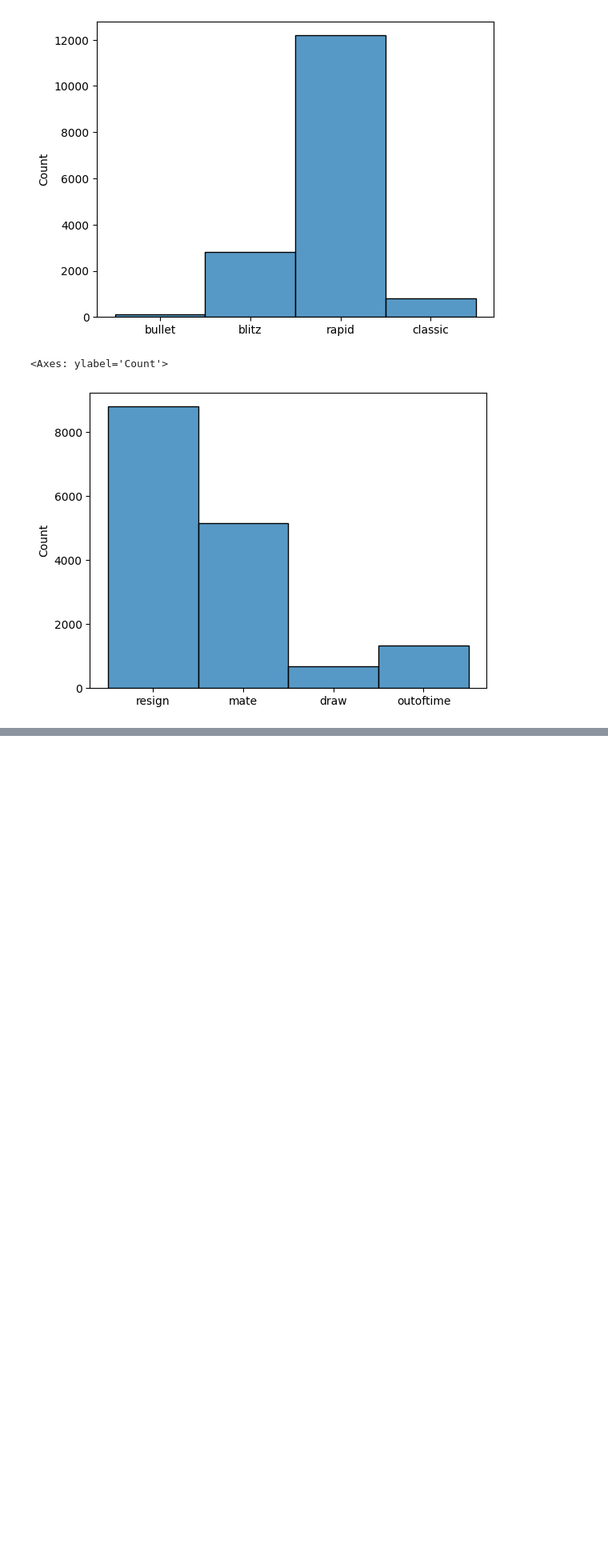
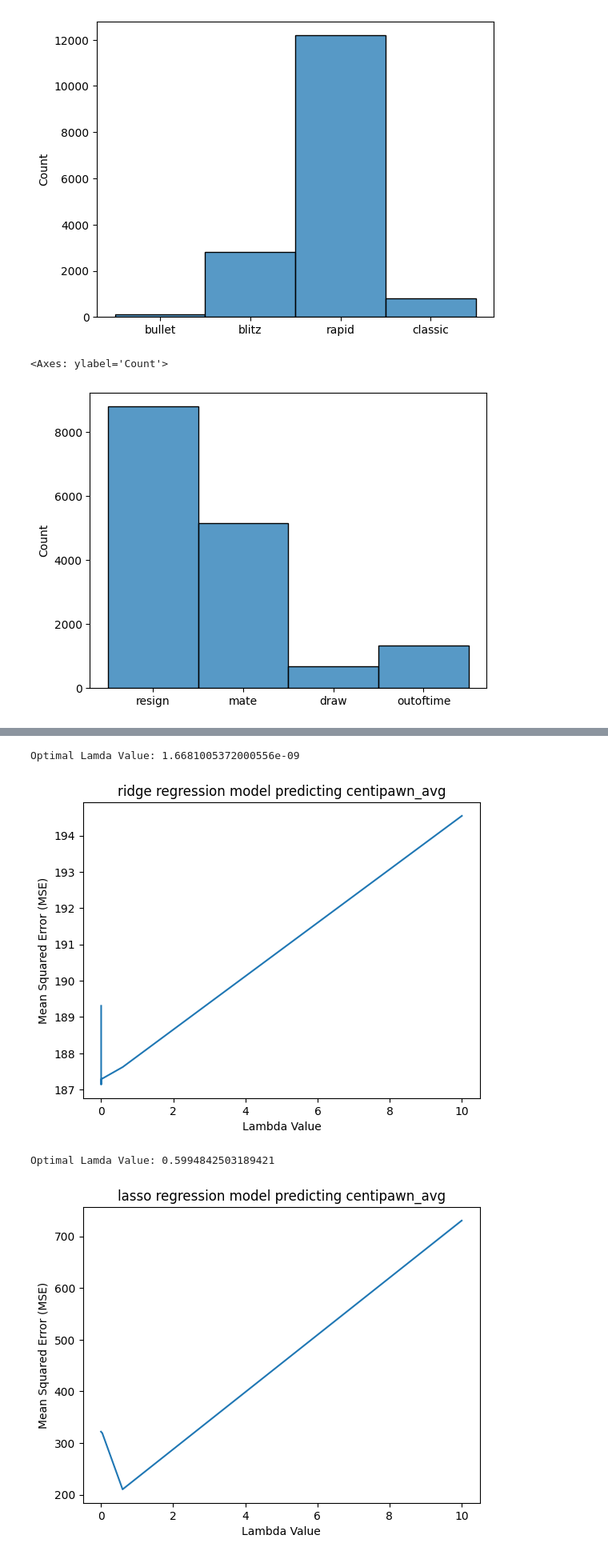
Before and after one commit to T-hawk/chess-ds-final, a Jupyter notebook: kahlil-notebook.ipynb, the cells around one changed output, grey strips where cells are left out. Shown at 80% size. Drawn from its saved outputs; the diff is of its cells as text; code cells hidden in the pictures; blank space fills up the shorter version.

```diff
--- a/kahlil-notebook.ipynb
+++ b/kahlil-notebook.ipynb
@@ -412,0 +619,5 @@ CONFIRM CENTIPAWN METRICS ARE FROM WHITE PERSPECTIVE OR AT LEAST STANDARDIZED
+# %%
+full_data = pd.concat([chess_data, neural_net_input], axis=1)
+full_data = full_data.drop(columns=['total_turns','white_elo','black_elo','captures','pieces_lost','pins'])
+print(len(full_data.columns))
+full_data.head()
@@ -412,0 +691,5 @@ CONFIRM CENTIPAWN METRICS ARE FROM WHITE PERSPECTIVE OR AT LEAST STANDARDIZED
+# %%
+ins = list(full_data.iloc[:, 16:].columns)
+ins.append('turns')
+outs = 'winner'
+linearModel(full_data,ins,outs)
@@ -412,0 +744,34 @@ CONFIRM CENTIPAWN METRICS ARE FROM WHITE PERSPECTIVE OR AT LEAST STANDARDIZED
+# %%
+def runModel(df,ins,outs,m):
+    train_set,test_set = train_test_split(df, test_size=0.2, random_state=1)
+    x_train = StandardScaler().fit_transform(train_set[ins])
+    x_test = StandardScaler().fit_transform(test_set[ins])
+    y_train = train_set[outs]
+    y_test = test_set[outs]
+    lam = np.logspace(-10,1,10)
+    mse = []
+    for a in lam:
+        if m == 'ridge':
+            model = Ridge(alpha=a).fit(x_train,y_train)
+            mse.append(mean_squared_error(y_test, model.predict(x_test)))
+        if m == 'lasso':
+            model = Lasso(alpha=a).fit(x_train,y_train)
+            mse.append(mean_squared_error(y_test, model.predict(x_test)))
+
+    print(f'Optimal Lamda Value: {lam[mse.index(min(mse))]}')
+    plt.plot(lam,mse)
+    plt.title(f'{m} regression model predicting {outs}')
+    plt.ylabel('Mean Squared Error (MSE)')
+    plt.xlabel('Lambda Value')
+    plt.show()
+# %%
+ins = list(full_data.iloc[:, 16:].columns)
+ins.append('turns')
+outs = 'centipawn_avg'
+runModel(full_data,ins,outs,'ridge')
+runModel(full_data,ins,outs,'lasso')
+# %% [output]
+Optimal Lamda Value: 1.6681005372000556e-09
+[figure, added]
+Optimal Lamda Value: 0.5994842503189421
+[figure, added]
```
Also changed, not shown: parts of 23 cells of this notebook, 1 other file.
